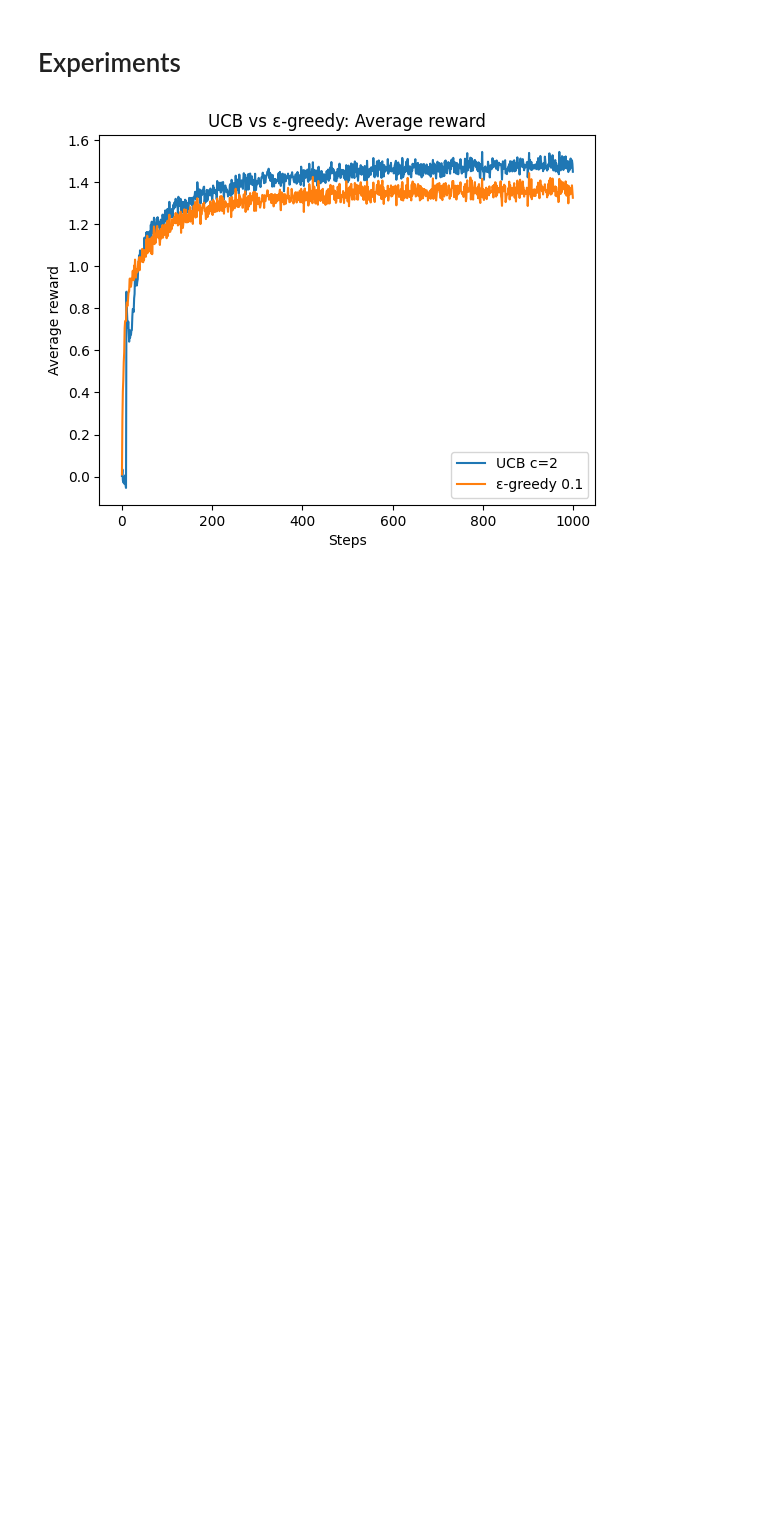
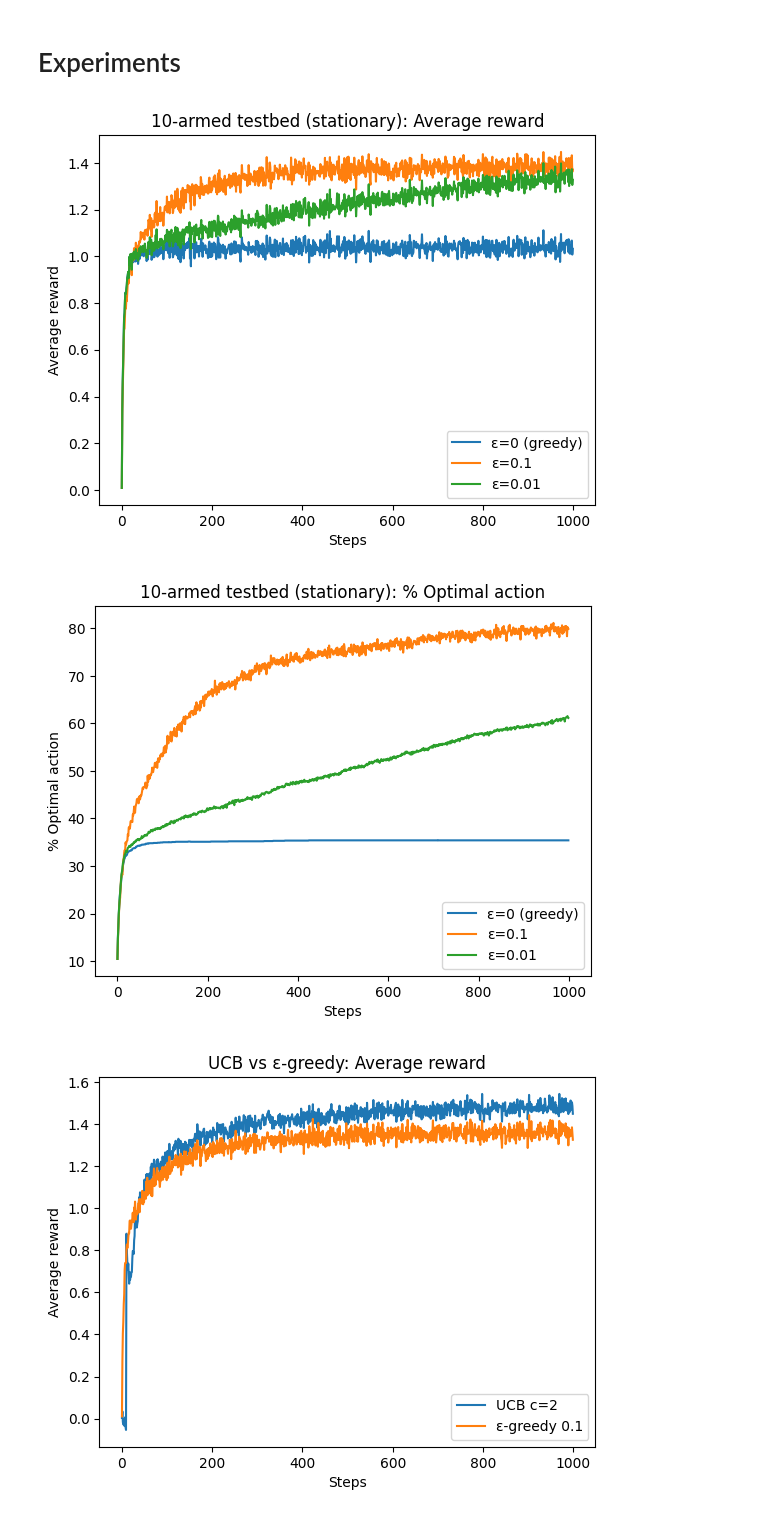
Before and after one commit to Tempestas-SE/ReLe-26, a Jupyter notebook: Assignment-1/k_armed_testbed.ipynb, the cells around one changed output. Saved outputs shown, nothing was run; the diff lists cells and outputs as text; code cells hidden in the pictures; blank space fills up the shorter version.

```diff
--- a/Assignment-1/k_armed_testbed.ipynb
+++ b/Assignment-1/k_armed_testbed.ipynb
@@ -185,6 +185,39 @@ def run_testbed(agent_factory, runs=2000, steps=1000, k=10, stationary=True, rew
 runs = 2000
 steps = 1000
 k = 10
+# %%
+# Compare ε-greedy with different ε values on the stationary k-armed testbed
+configs = [
+    ("ε=0 (greedy)", lambda seed: EpsilonGreedy(k=k, epsilon=0.0, alpha=None, q_init=0.0, seed=seed)),
+    ("ε=0.1", lambda seed: EpsilonGreedy(k=k, epsilon=0.1, alpha=None, q_init=0.0, seed=seed)),
+    ("ε=0.01", lambda seed: EpsilonGreedy(k=k, epsilon=0.01, alpha=None, q_init=0.0, seed=seed)),
+]
+
+results = []
+for name, factory in configs:
+    avg_r, opt_pct = run_testbed(factory, runs=runs, steps=steps, k=k, stationary=True, seed=123)
+    results.append((name, avg_r, opt_pct))
+
+plt.figure()
+for name, avg_r, _ in results:
+    plt.plot(avg_r, label=name)
+plt.xlabel("Steps")
+plt.ylabel("Average reward")
+plt.title("10-armed testbed (stationary): Average reward")
+plt.legend()
+plt.show()
+
+plt.figure()
+for name, _, opt_pct in results:
+    plt.plot(opt_pct, label=name)
+plt.xlabel("Steps")
+plt.ylabel("% Optimal action")
+plt.title("10-armed testbed (stationary): % Optimal action")
+plt.legend()
+plt.show()
+# %% [output]
+[figure, added]
+[figure, added]
 # %%
 # Comparison of UCB vs ε-greedy
 ucb_vs_eps = [
```
Also changed, not shown: parts of 2 cells of this notebook.
